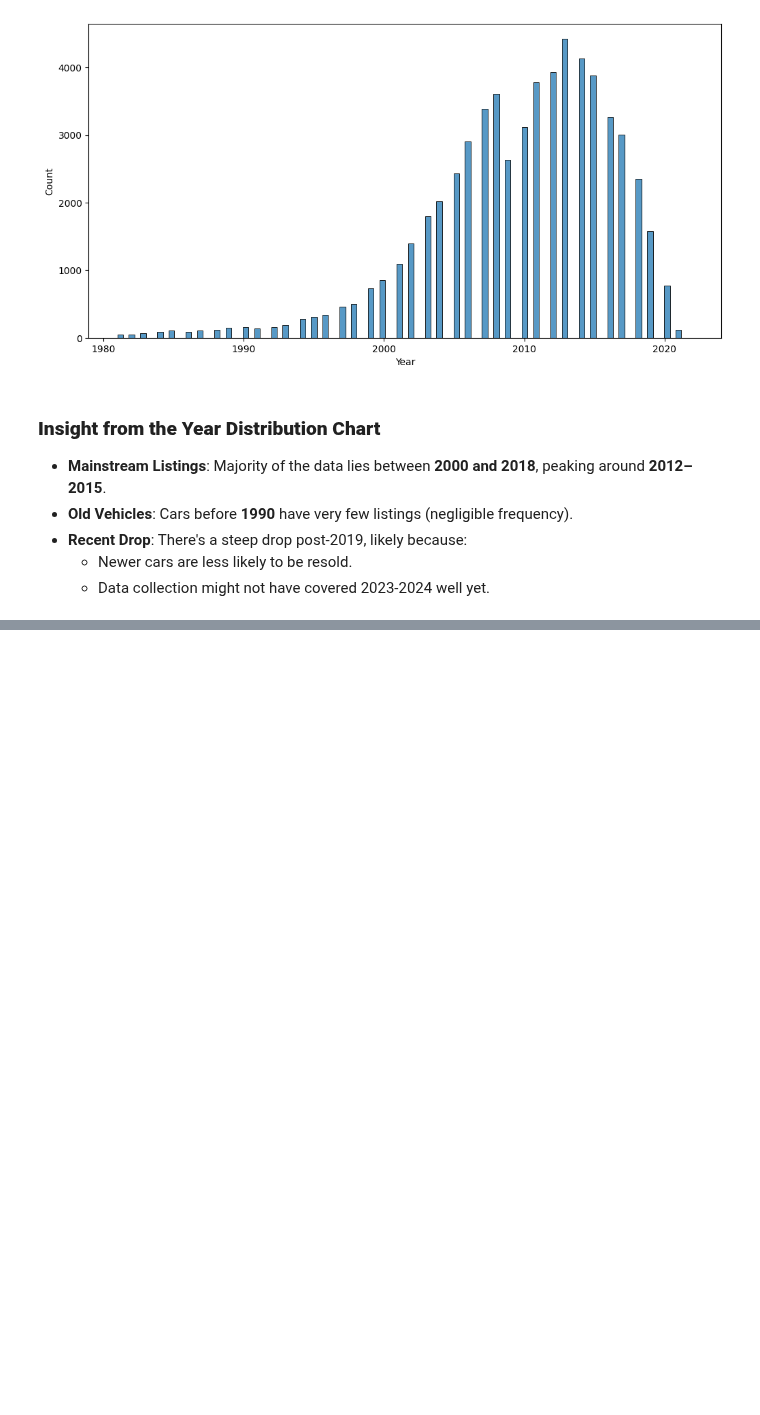
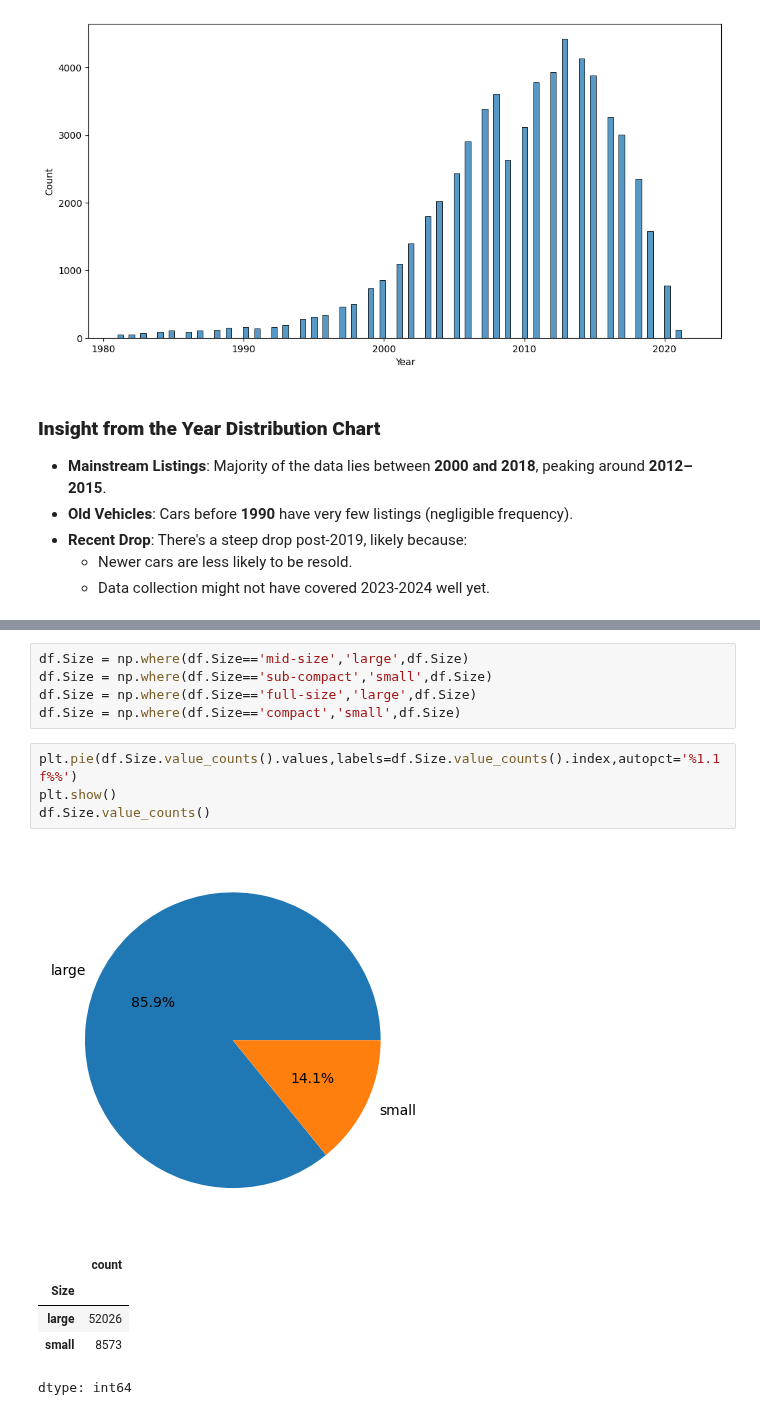
Before and after one commit to anshumbanga/Jason-Motor-Group, a Jupyter notebook: Jason Motor Group.ipynb, the cells around one changed output, grey strips where cells are left out. Drawn from its saved outputs; the diff is of its cells as text; blank space fills up the shorter version.

```diff
--- a/Jason Motor Group.ipynb
+++ b/Jason Motor Group.ipynb
@@ -281,0 +433,16 @@ plt.show()
+# %%
+df.Size = np.where(df.Size=='mid-size','large',df.Size)
+df.Size = np.where(df.Size=='sub-compact','small',df.Size)
+df.Size = np.where(df.Size=='full-size','large',df.Size)
+df.Size = np.where(df.Size=='compact','small',df.Size)
+# %%
+plt.pie(df.Size.value_counts().values,labels=df.Size.value_counts().index,autopct='%1.1f%%')
+plt.show()
+df.Size.value_counts()
+# %% [output]
+[figure, added]
+|  | count |
+| Size |  |
+| large | 52026 |
+| small | 8573 |
+dtype: int64
```
Also changed, not shown: parts of 27 cells of this notebook.
